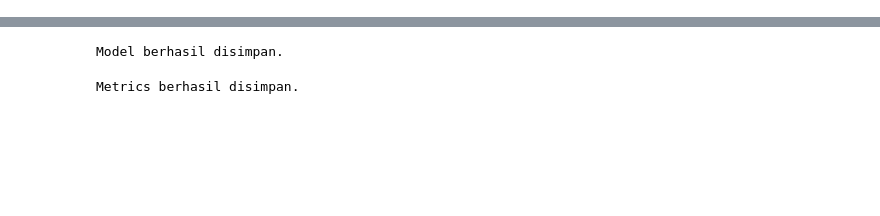
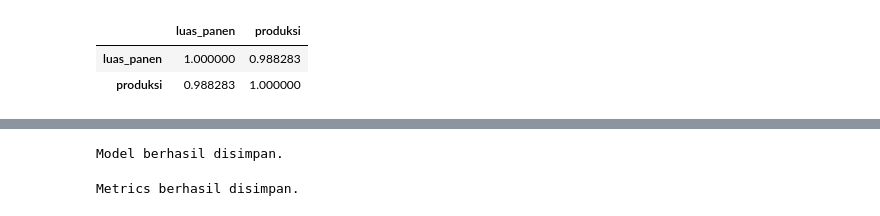
Before and after one commit to TurnNull/capstone-model-temporary, a Jupyter notebook: random_forest.ipynb, the cells around one changed output, grey strips where cells are left out. Drawn from its saved outputs; the diff is of its cells as text; code cells hidden in the pictures; blank space fills up the shorter version.

```diff
--- a/random_forest.ipynb
+++ b/random_forest.ipynb
@@ -50,6 +52,12 @@ y_train = df['produksi']
 
 X_arr = X_train.to_numpy()
 y_arr = y_train.to_numpy()
+# %%
+df[['luas_panen','produksi']].corr()
+# %% [output]
+|  | luas_panen | produksi |
+| luas_panen | 1.000000 | 0.988283 |
+| produksi | 0.988283 | 1.000000 |
 # %%
 # Menghitung total seluruh data
 total_baris = X_arr.shape[0]
```
Also changed, not shown: parts of 11 cells of this notebook, 26 other files.
